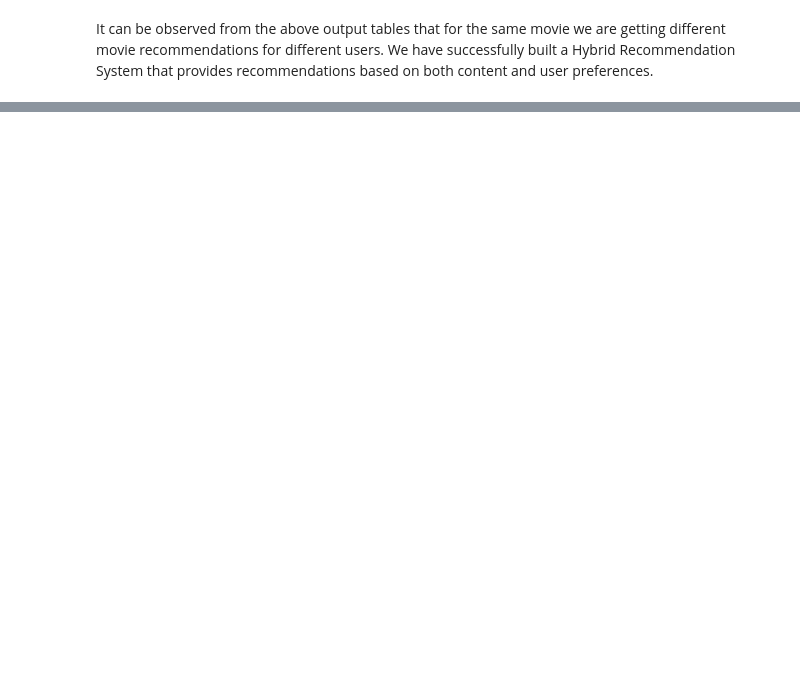
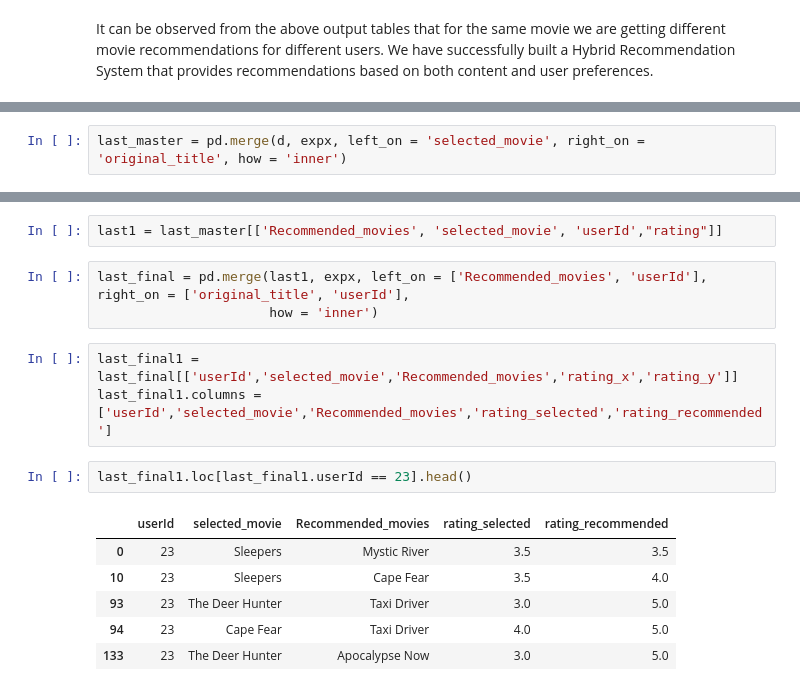
Before and after one commit to hst22/Movie-Recommender-Systems, a Jupyter notebook: Recommender System.ipynb, the cells around one changed output, grey strips where cells are left out. Saved outputs shown, nothing was run; the diff lists cells and outputs as text; blank space fills up the shorter version.

```diff
--- a/Recommender System.ipynb
+++ b/Recommender System.ipynb
@@ -602,0 +753,2 @@ It can be observed from the above output tables that for the same movie we are g
+# %%
+last_master = pd.merge(d, expx, left_on = 'selected_movie', right_on = 'original_title', how = 'inner')
@@ -602,0 +767,17 @@ It can be observed from the above output tables that for the same movie we are g
+# %%
+last1 = last_master[['Recommended_movies', 'selected_movie', 'userId',"rating"]]
+# %%
+last_final = pd.merge(last1, expx, left_on = ['Recommended_movies', 'userId'], right_on = ['original_title', 'userId'],
+                      how = 'inner')
+# %%
+last_final1 = last_final[['userId','selected_movie','Recommended_movies','rating_x','rating_y']]
+last_final1.columns = ['userId','selected_movie','Recommended_movies','rating_selected','rating_recommended']
+# %%
+last_final1.loc[last_final1.userId == 23].head()
+# %% [output]
+|  | userId | selected_movie | Recommended_movies | rating_selected | rating_recommended |
+| 0 | 23 | Sleepers | Mystic River | 3.5 | 3.5 |
+| 10 | 23 | Sleepers | Cape Fear | 3.5 | 4.0 |
+| 93 | 23 | The Deer Hunter | Taxi Driver | 3.0 | 5.0 |
+| 94 | 23 | Cape Fear | Taxi Driver | 4.0 | 5.0 |
+| 133 | 23 | The Deer Hunter | Apocalypse Now | 3.0 | 5.0 |
```
Also changed, not shown: parts of 32 cells of this notebook.
